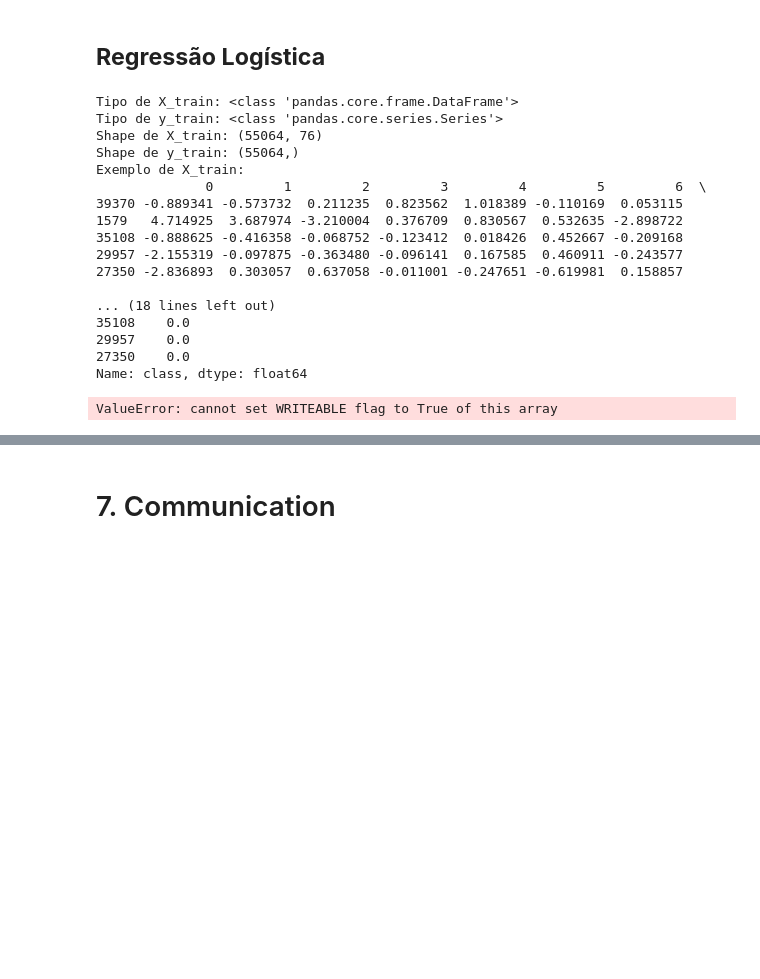
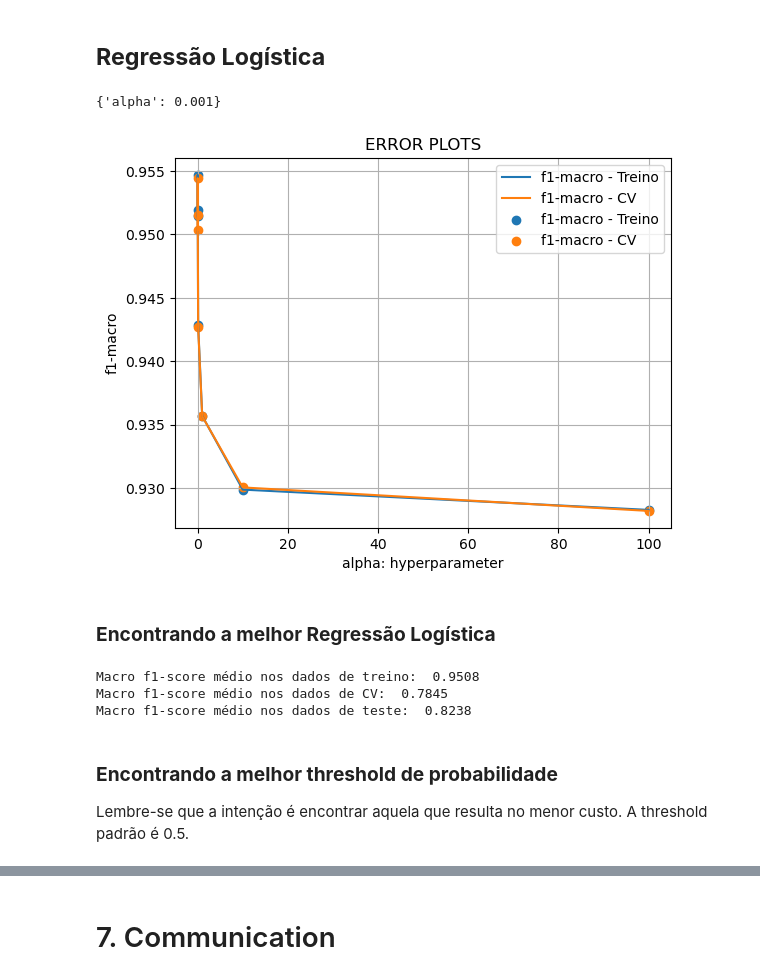
Before and after one commit to joaomj/truck_maintenance, a Jupyter notebook: data_science_notebook.ipynb, the cells around one changed output, grey strips where cells are left out. Cells and saved outputs as stored; diff of their text form; code cells hidden in the pictures; blank space fills up the shorter version.

Commit message:
regressão logística concluída1

```diff
--- a/data_science_notebook.ipynb
+++ b/data_science_notebook.ipynb
@@ -951,49 +946,28 @@ Custo: $ 187500
 [figure]
 # %% [markdown]
 ## **Regressão Logística**
-# %%
-print(f"Tipo de X_train: {type(X_train)}")
-print(f"Tipo de y_train: {type(y_train)}")
-
-print(f"Shape de X_train: {X_train.shape}")
-print(f"Shape de y_train: {y_train.shape}")
-
-print(f"Exemplo de X_train:\n{X_train.head()}")
-print(f"Exemplo de y_train:\n{y_train[:5]}")
-# %% [output]
-Tipo de X_train: <class 'pandas.core.frame.DataFrame'>
-Tipo de y_train: <class 'pandas.core.series.Series'>
-Shape de X_train: (55064, 76)
-Shape de y_train: (55064,)
-Exemplo de X_train:
-              0         1         2         3         4         5         6  \
-39370 -0.889341 -0.573732  0.211235  0.823562  1.018389 -0.110169  0.053115
-1579   4.714925  3.687974 -3.210004  0.376709  0.830567  0.532635 -2.898722
-35108 -0.888625 -0.416358 -0.068752 -0.123412  0.018426  0.452667 -0.209168
-29957 -2.155319 -0.097875 -0.363480 -0.096141  0.167585  0.460911 -0.243577
-27350 -2.836893  0.303057  0.637058 -0.011001 -0.247651 -0.619981  0.158857
-
-... (18 lines left out)
-35108    0.0
-29957    0.0
-27350    0.0
-Name: class, dtype: float64
+# %%
+# a variável resposta deve ser INT, senão o classificador retorna erro
+y_train = y_train.astype(int)
 # %%
 alpha = [0.0001 , 0.001 , 0.01, 0.1 , 1, 10 , 100]
 param = {'alpha' : alpha}
 
 # criando o classificador SGD
 clf = SGDClassifier(loss='log_loss', n_jobs=-1, random_state = 42, class_weight='balanced')
 
 # configurando o gridsearch
-# tuning = GridSearchCV(estimator=clf,param_grid=param,cv=5,scoring='f1_macro',n_jobs=-1,return_train_score=True)
-clf.fit(X_train,y_train)
+tuning = GridSearchCV(estimator=clf,param_grid=param,cv=5,scoring='f1_macro',n_jobs=-1,return_train_score=True)
+tuning.fit(X_train,y_train)
 
-# # obtendo os melhores parâmetros e exibindo
-# best = tuning.best_params_
-# print(best)
+# obtendo os melhores parâmetros e exibindo
+best = tuning.best_params_
+print(best)
 
-# # plotando o gráfico de cv
-# cv_plot(tuning.cv_results_,alpha)
+# plotando o gráfico de cv
+cv_plot(tuning.cv_results_,alpha)
 # %% [output]
-ValueError: cannot set WRITEABLE flag to True of this array
+{'alpha': 0.001}
+[figure, added]
+# %% [markdown]
+### **Encontrando a melhor Regressão Logística**
@@ -999,0 +977,25 @@ ValueError: cannot set WRITEABLE flag to True of this array
+# %%
+# Calibra o SGD Classifier nos dados de treino
+best_LR_model = SGDClassifier(alpha=0.001,loss='log_loss' , n_jobs = -1, random_state=42, class_weight= 'balanced')
+calib_LR = CalibratedClassifierCV(best_LR_model, cv=10, method='sigmoid')
+calib_LR.fit(X_train,y_train)
+
+# Realiza previsões nos dados de treino, cv e teste com o classificador calibrado
+y_pred = calib_LR.predict(X_train)
+f1_scr = f1_score(y_train,y_pred, average = 'macro')
+print("Macro f1-score médio nos dados de treino: ", f1_scr.round(4))
+
+y_pred = calib_LR.predict(X_cv)
+f1_scr = f1_score(y_cv,y_pred, average = 'macro')
+print("Macro f1-score médio nos dados de CV: ", f1_scr.round(4))
+
+y_pred = calib_LR.predict(X_test)
+f1_scr = f1_score(y_test,y_pred, average = 'macro')
+print("Macro f1-score médio nos dados de teste: ", f1_scr.round(4))
+# %% [output]
+Macro f1-score médio nos dados de treino:  0.9508
+Macro f1-score médio nos dados de CV:  0.7845
+Macro f1-score médio nos dados de teste:  0.8238
+# %% [markdown]
+### **Encontrando a melhor threshold de probabilidade**
+Lembre-se que a intenção é encontrar aquela que resulta no menor custo. A threshold padrão é 0.5.
```
Also changed, not shown: parts of 6 cells of this notebook.
